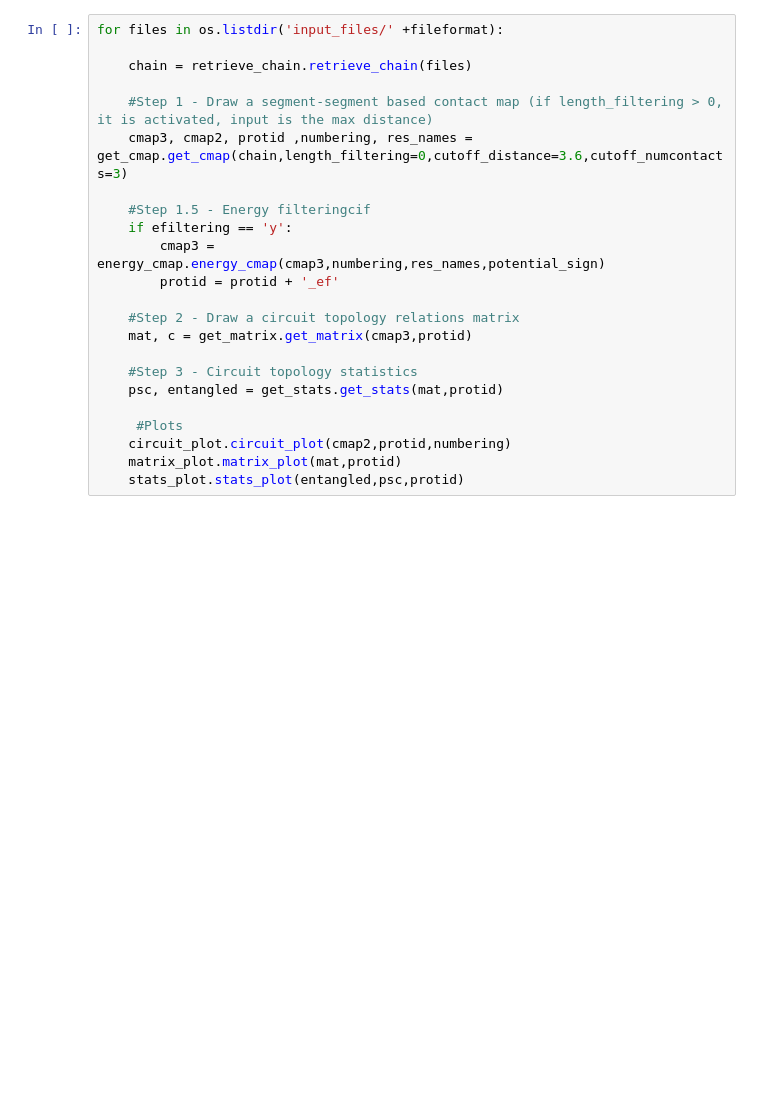
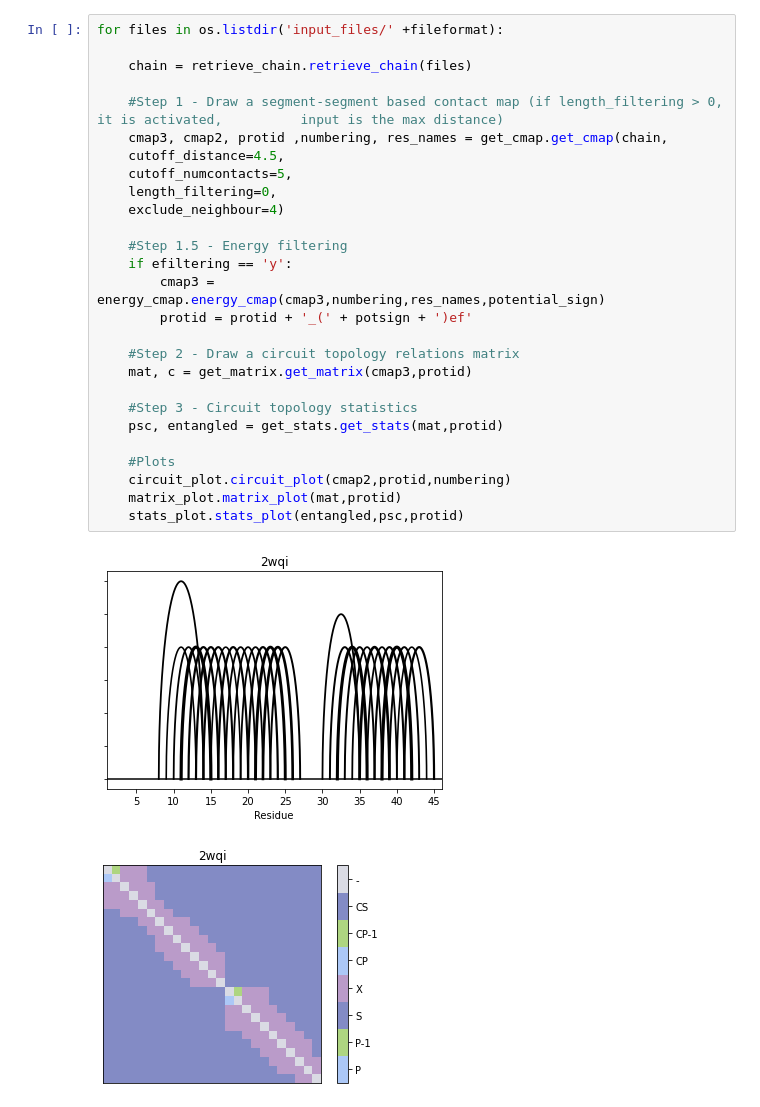
Before and after one commit to Duanetech/circuit_topology, a Jupyter notebook: MAIN.ipynb, the cells around one changed output. Saved outputs shown, nothing was run; the diff lists cells and outputs as text; blank space fills up the shorter version.

Commit message:
fixed length filtering and added neighbour exclusion

```diff
--- a/MAIN.ipynb
+++ b/MAIN.ipynb
@@ -25,23 +25,30 @@ if dlinput == 'y':
 # %%
 for files in os.listdir('input_files/' +fileformat):
 
     chain = retrieve_chain.retrieve_chain(files)
 
-    #Step 1 - Draw a segment-segment based contact map (if length_filtering > 0, it is activated, input is the max distance)
-    cmap3, cmap2, protid ,numbering, res_names = get_cmap.get_cmap(chain,length_filtering=0,cutoff_distance=3.6,cutoff_numcontacts=3)
+    #Step 1 - Draw a segment-segment based contact map (if length_filtering > 0, it is activated,          input is the max distance)
+    cmap3, cmap2, protid ,numbering, res_names = get_cmap.get_cmap(chain,
+    cutoff_distance=4.5,
+    cutoff_numcontacts=5,
+    length_filtering=0,
+    exclude_neighbour=4)
 
-    #Step 1.5 - Energy filteringcif
+    #Step 1.5 - Energy filtering
     if efiltering == 'y':
         cmap3 = energy_cmap.energy_cmap(cmap3,numbering,res_names,potential_sign)
-        protid = protid + '_ef'
+        protid = protid + '_(' + potsign + ')ef'
 
     #Step 2 - Draw a circuit topology relations matrix
     mat, c = get_matrix.get_matrix(cmap3,protid)
 
     #Step 3 - Circuit topology statistics
     psc, entangled = get_stats.get_stats(mat,protid)
 
-     #Plots
+    #Plots
     circuit_plot.circuit_plot(cmap2,protid,numbering)
     matrix_plot.matrix_plot(mat,protid)
     stats_plot.stats_plot(entangled,psc,protid)
+# %% [output]
+[figure, added]
+[figure, added]
```
Also changed, not shown: parts of 3 cells of this notebook, 7 other files.
